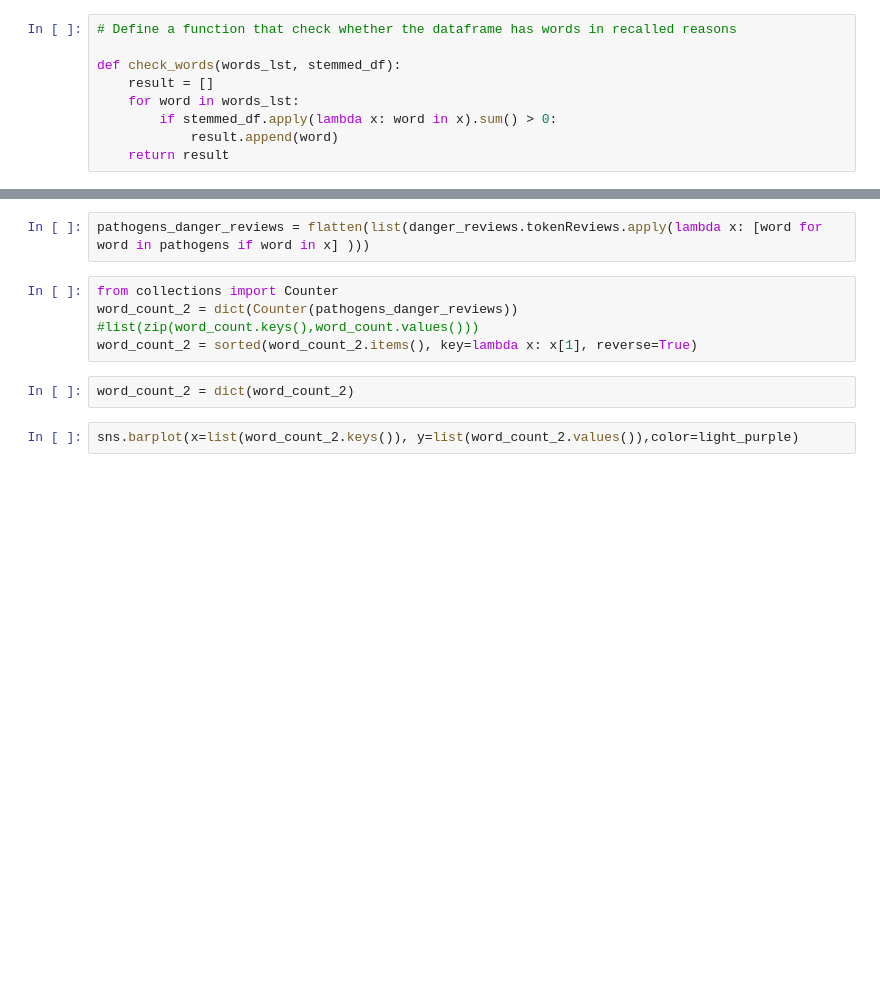
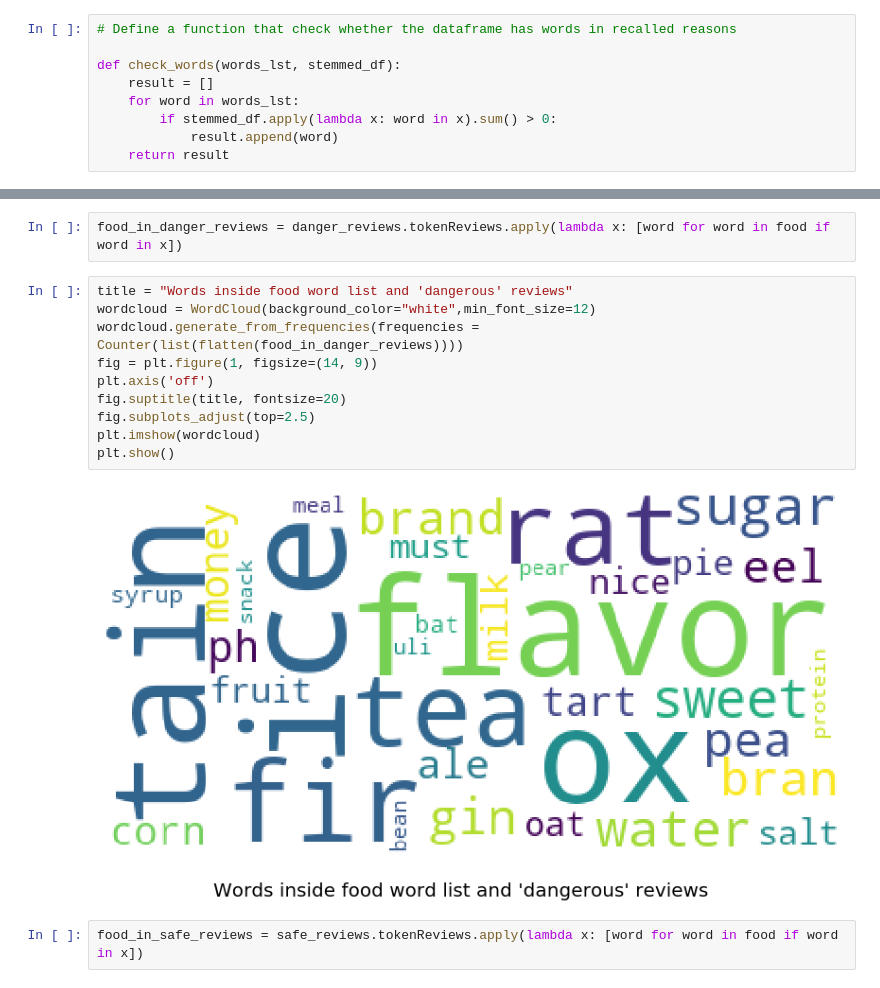
Before and after one commit to KKanakaraj/Amazon-Reviews-Infectious-Disease, a Jupyter notebook: Milestone3.ipynb, the cells around one changed output, grey strips where cells are left out. Cells and saved outputs as stored; diff of their text form; blank space fills up the shorter version.

```diff
--- a/Milestone3.ipynb
+++ b/Milestone3.ipynb
@@ -1433,11 +1516,16 @@ sns.barplot(x=list(word_count.keys()), y=list(word_count.values()),color=light_p
 # %%
-pathogens_danger_reviews = flatten(list(danger_reviews.tokenReviews.apply(lambda x: [word for word in pathogens if word in x] )))
+food_in_danger_reviews = danger_reviews.tokenReviews.apply(lambda x: [word for word in food if word in x])
-# %%
-from collections import Counter
-word_count_2 = dict(Counter(pathogens_danger_reviews))
-#list(zip(word_count.keys(),word_count.values()))
-word_count_2 = sorted(word_count_2.items(), key=lambda x: x[1], reverse=True)
-# %%
-word_count_2 = dict(word_count_2)
-# %%
-sns.barplot(x=list(word_count_2.keys()), y=list(word_count_2.values()),color=light_purple)
+# %%
+title = "Words inside food word list and 'dangerous' reviews"
+wordcloud = WordCloud(background_color="white",min_font_size=12)
+wordcloud.generate_from_frequencies(frequencies = Counter(list(flatten(food_in_danger_reviews))))
+fig = plt.figure(1, figsize=(14, 9))
+plt.axis('off')
+fig.suptitle(title, fontsize=20)
+fig.subplots_adjust(top=2.5)
+plt.imshow(wordcloud)
+plt.show()
+# %% [output]
+[figure, added]
+# %%
+food_in_safe_reviews = safe_reviews.tokenReviews.apply(lambda x: [word for word in food if word in x])
```
Also changed, not shown: parts of 25 cells of this notebook, 1 other file.
